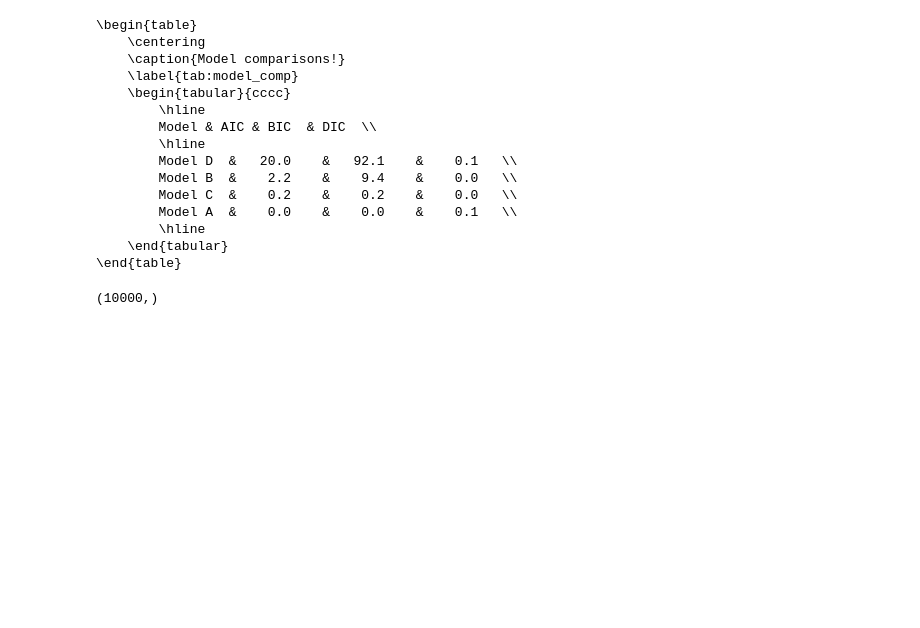
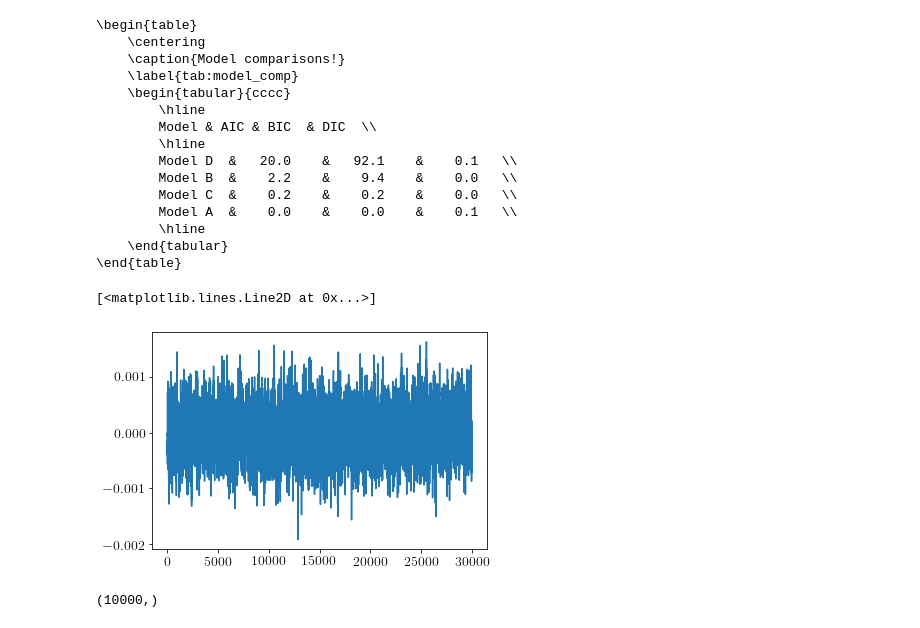
Before and after one commit to chrisfinlay/covid19, a Jupyter notebook: notebooks/6. Final Plots and Tables.ipynb, the cells around one changed output. Saved outputs shown, nothing was run; the diff lists cells and outputs as text; code cells hidden in the pictures; blank space fills up the shorter version.

```diff
--- a/notebooks/6. Final Plots and Tables.ipynb
+++ b/notebooks/6. Final Plots and Tables.ipynb
@@ -362,6 +492,11 @@ print(table)
         \hline
     \end{tabular}
 \end{table}
+# %%
+plt.plot(bcg['alpha'])
+# %% [output]
+[<matplotlib.lines.Line2D at 0x...>]
+[figure, added]
 # %%
 p1.shape
 # %% [output]
```
Also changed, not shown: parts of 36 cells of this notebook, 12 other files.
